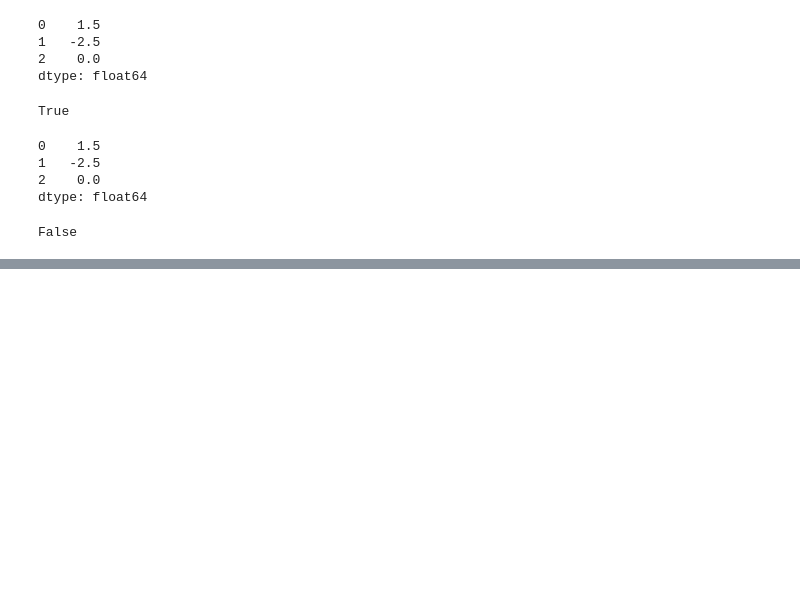
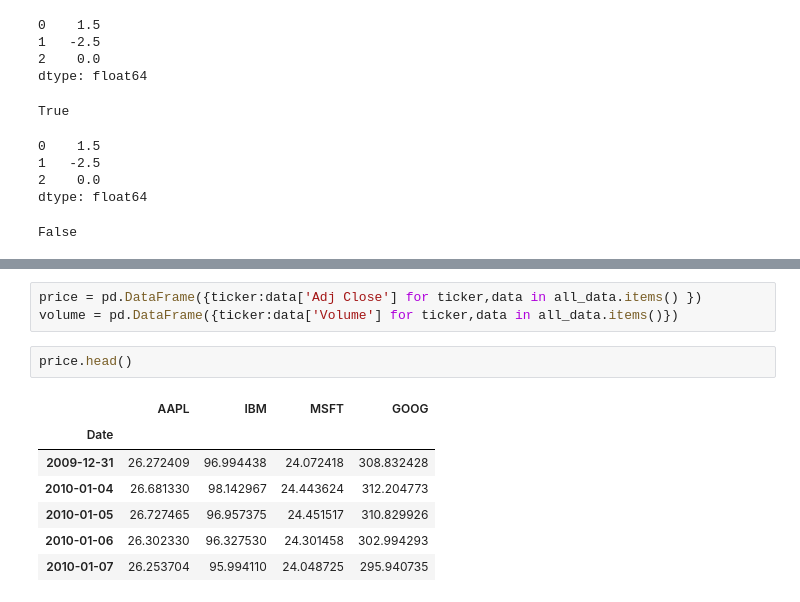
Before and after one commit to Suhwan-Ji/Study_DataScience, a Jupyter notebook: DataAnalysis/Ch05. Pandas 시작하기.ipynb, the cells around one changed output, grey strips where cells are left out. Drawn from its saved outputs; the diff is of its cells as text; blank space fills up the shorter version.

```diff
--- a/DataAnalysis/Ch05. Pandas 시작하기.ipynb
+++ b/DataAnalysis/Ch05. Pandas 시작하기.ipynb
@@ -389,0 +1111,13 @@ False
+# %%
+price = pd.DataFrame({ticker:data['Adj Close'] for ticker,data in all_data.items() })
+volume = pd.DataFrame({ticker:data['Volume'] for ticker,data in all_data.items()})
+# %%
+price.head()
+# %% [output]
+|  | AAPL | IBM | MSFT | GOOG |
+| Date |  |  |  |  |
+| 2009-12-31 | 26.272409 | 96.994438 | 24.072418 | 308.832428 |
+| 2010-01-04 | 26.681330 | 98.142967 | 24.443624 | 312.204773 |
+| 2010-01-05 | 26.727465 | 96.957375 | 24.451517 | 310.829926 |
+| 2010-01-06 | 26.302330 | 96.327530 | 24.301458 | 302.994293 |
+| 2010-01-07 | 26.253704 | 95.994110 | 24.048725 | 295.940735 |
```
Also changed, not shown: parts of 62 cells of this notebook.
